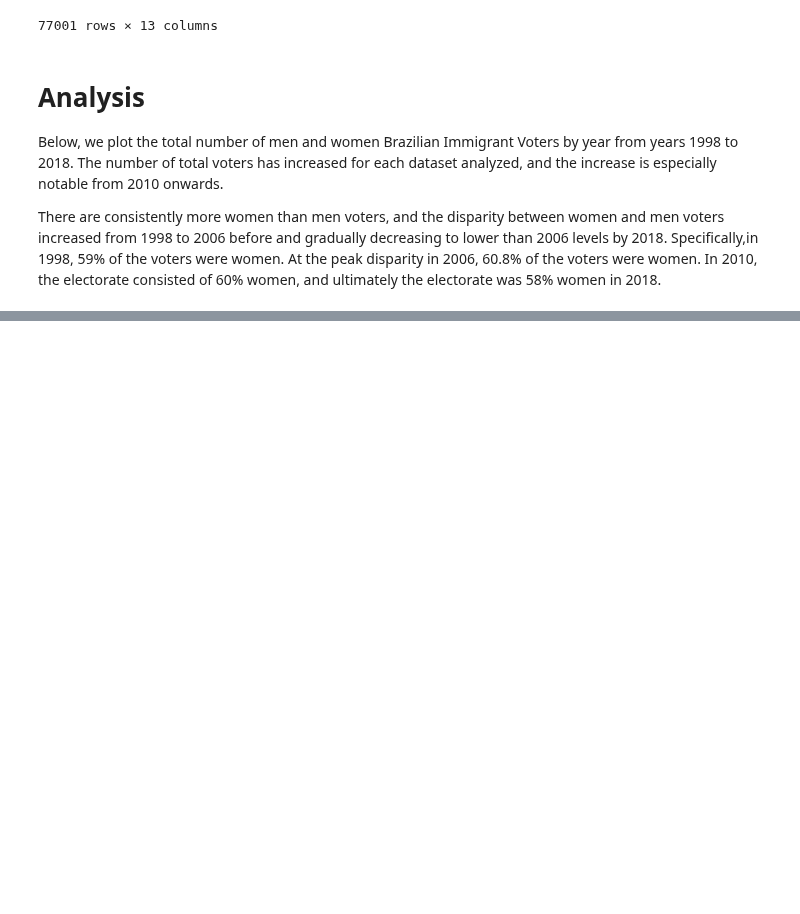
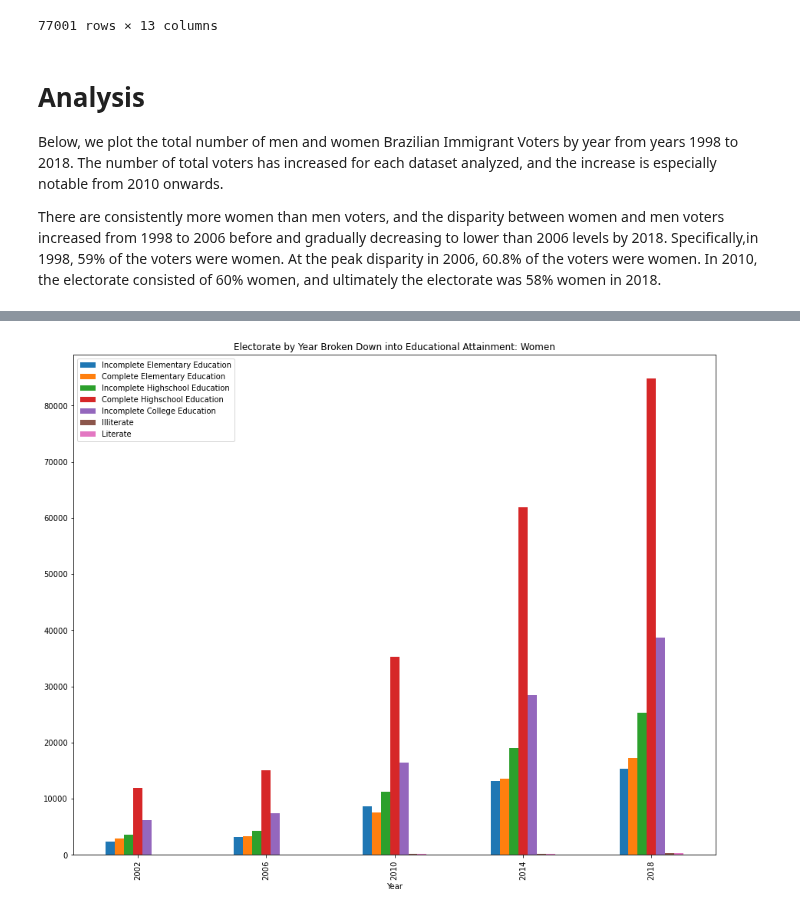
Before and after one commit to BU-Spark/ds-boston-bpda-br-election, a Jupyter notebook: TEAM1/src/electorate_gender.ipynb, the cells around one changed output, grey strips where cells are left out. Drawn from its saved outputs; the diff is of its cells as text; code cells hidden in the pictures; blank space fills up the shorter version.

```diff
--- a/TEAM1/src/electorate_gender.ipynb
+++ b/TEAM1/src/electorate_gender.ipynb
@@ -179,0 +288,4 @@ plot_genders(df_combined)
+# %%
+plot_education_women(df_combined)
+# %% [output]
+[figure, added]
```
Also changed, not shown: parts of 8 cells of this notebook, 2 other files.
